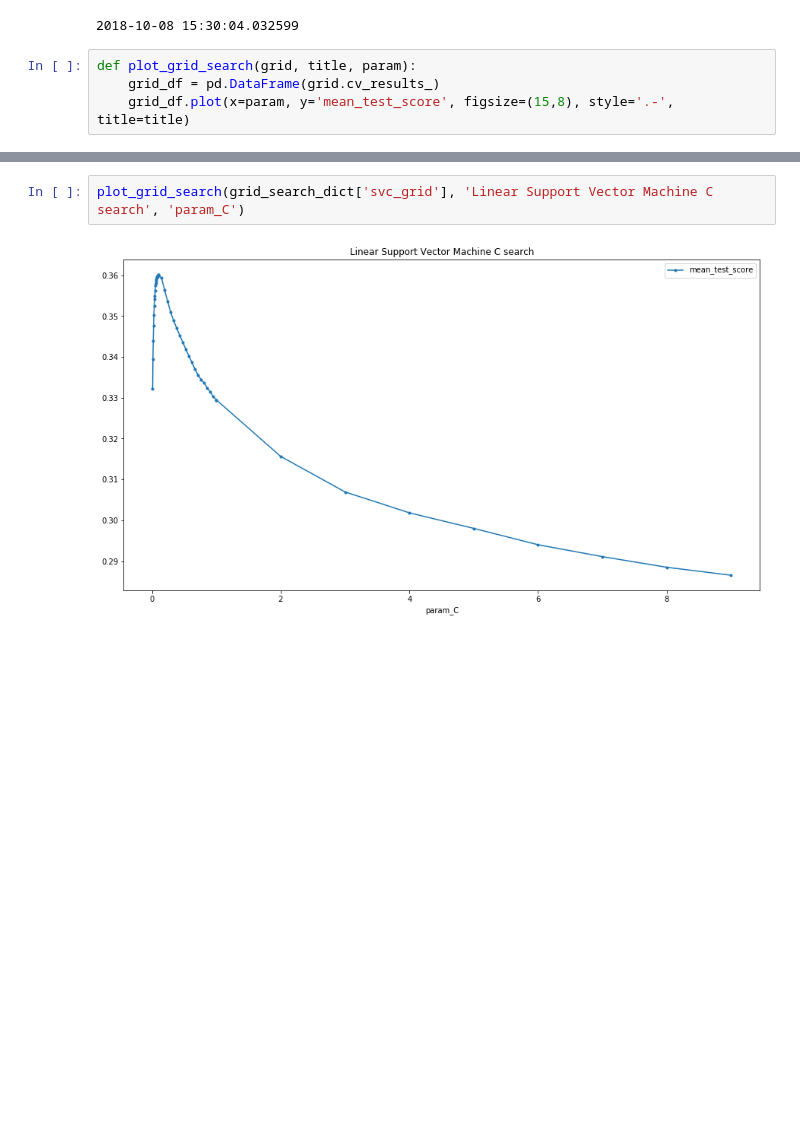
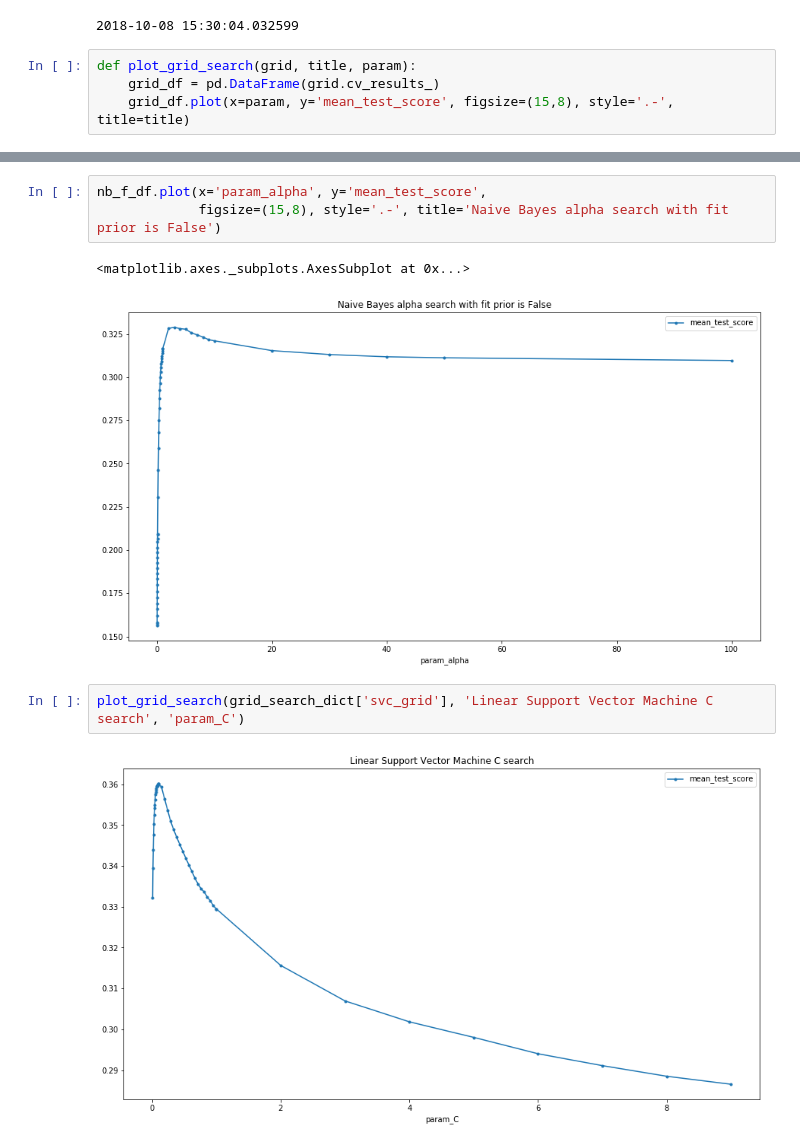
Before and after one commit to bensi94/Classifying-character-sentences-from-the-Simpsons, a Jupyter notebook: Grid search trials.ipynb, the cells around one changed output, grey strips where cells are left out. Cells and saved outputs as stored; diff of their text form; blank space fills up the shorter version.

```diff
--- a/Grid search trials.ipynb
+++ b/Grid search trials.ipynb
@@ -270,3 +276,9 @@ plot_grid_search(grid_search_dict['nb_grid'], 'Naive Bayes alpha search', 'param
+# %%
+nb_f_df.plot(x='param_alpha', y='mean_test_score',
+             figsize=(15,8), style='.-', title='Naive Bayes alpha search with fit prior is False')
+# %% [output]
+<matplotlib.axes._subplots.AxesSubplot at 0x...>
+[figure, added]
 # %%
 plot_grid_search(grid_search_dict['svc_grid'], 'Linear Support Vector Machine C search', 'param_C')
 # %% [output]
```
Also changed, not shown: parts of 3 cells of this notebook.
